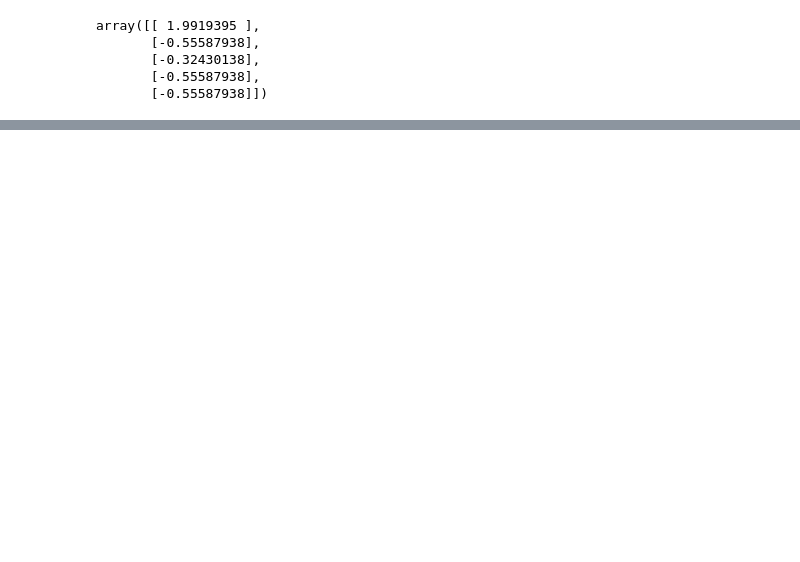
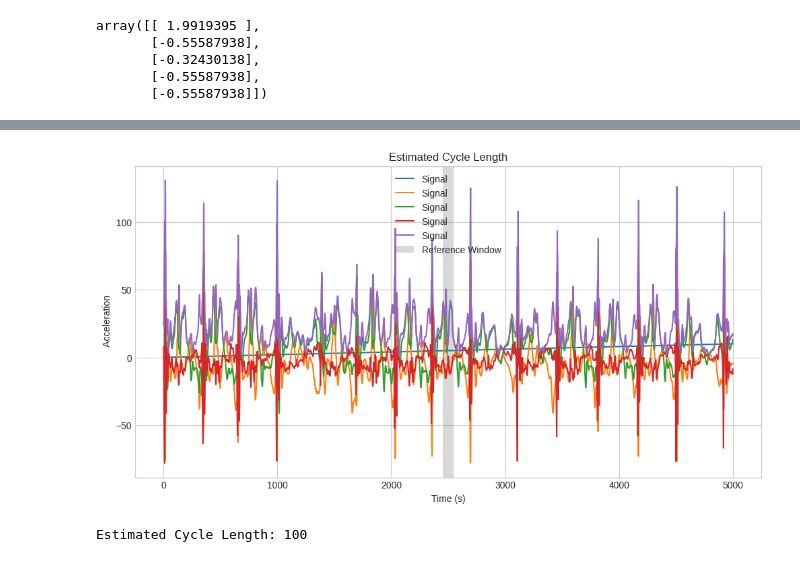
Before and after one commit to AtishaySG25/Project_AIML, a Jupyter notebook: Peak_Detection.ipynb, the cells around one changed output, grey strips where cells are left out. Saved outputs shown, nothing was run; the diff lists cells and outputs as text; code cells hidden in the pictures; blank space fills up the shorter version.

```diff
--- a/Peak_Detection.ipynb
+++ b/Peak_Detection.ipynb
@@ -366,0 +378,47 @@ Detected Peaks and Outliers Indices: [ 2 17 21 25 31 33 40 48]
+# %%
+def calculate_estimated_cycle_length(walk_signal, center_point, reference_window_size=1000, normalized_cycle_length=100):
+    reference_window = walk_signal.iloc[:reference_window_size]
+
+    differences = []
+    for i in range(1, len(walk_signal) - reference_window_size):
+        sub_segment = walk_signal.iloc[i:i + reference_window_size]
+
+
+        sub_segment = sub_segment.iloc[:normalized_cycle_length]
+
+        euclidean_distance = np.linalg.norm(reference_window - sub_segment)
+        differences.append(euclidean_distance)
+
+    minima_indices = np.r_[True, differences[1:] < differences[:-1]] & np.r_[differences[:-1] < differences[1:], True]
+    minima_indices = np.where(minima_indices)[0]
+
+    if len(minima_indices) > 1:
+        cycle_length = int(np.median(np.diff(minima_indices)))
+    else:
+        cycle_length = normalized_cycle_length
+
+    return cycle_length
+
+
+center_point = len(df_subset) // 2
+reference_window_size = 1000
+normalized_cycle_length = 100
+
+
+estimated_cycle_length = calculate_estimated_cycle_length(df_subset, center_point, reference_window_size, normalized_cycle_length)
+
+plt.figure(figsize=(12, 6))
+plt.plot(df_subset.index, df_subset, label='Signal')
+plt.axvspan(df_subset.index[center_point - estimated_cycle_length // 2],
+            df_subset.index[center_point + estimated_cycle_length // 2 - 1],
+            facecolor='gray', alpha=0.3, label='Reference Window')
+plt.title('Estimated Cycle Length')
+plt.xlabel('Time (s)')
+plt.ylabel(' Acceleration')
+plt.legend()
+plt.show()
+
+print("Estimated Cycle Length:", estimated_cycle_length)
+# %% [output]
+[figure, added]
+Estimated Cycle Length: 100
```
Also changed, not shown: parts of 18 cells of this notebook.
